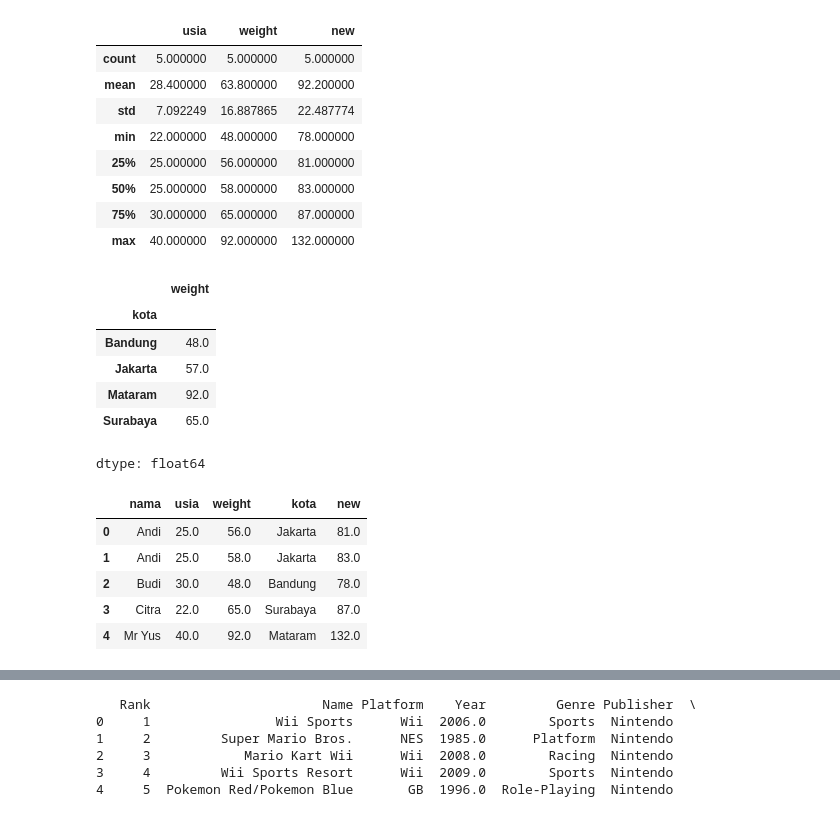
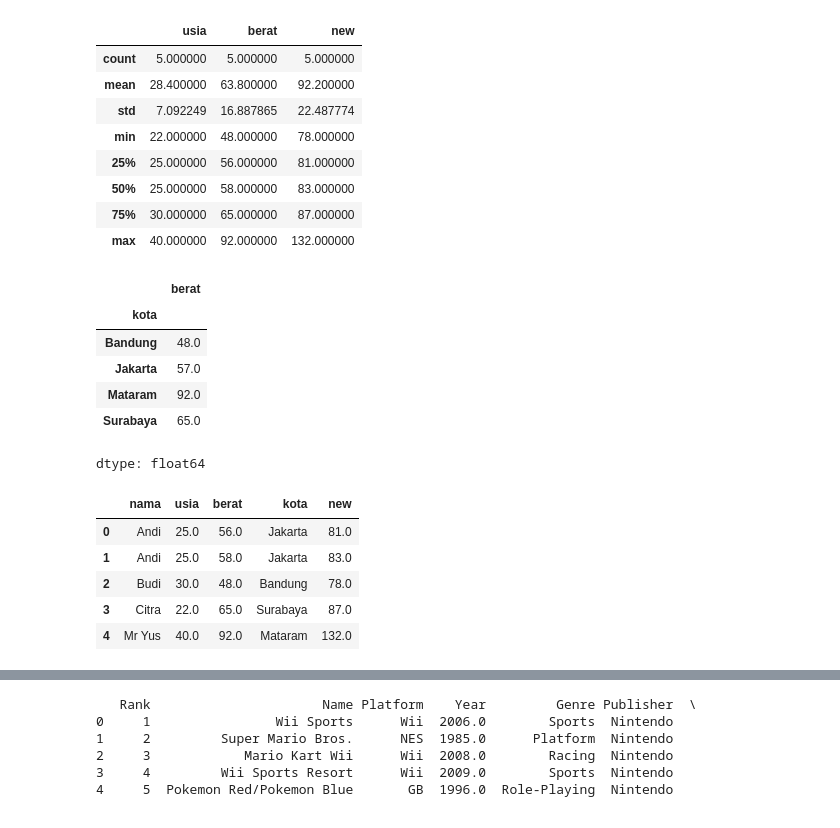
Before and after one commit to arimbawa/Big-Data, a Jupyter notebook: 01_Python_untuk_Big_Data.ipynb, the cells around one changed output, grey strips where cells are left out. Saved outputs shown, nothing was run; the diff lists cells and outputs as text; code cells hidden in the pictures.

```diff
--- a/01_Python_untuk_Big_Data.ipynb
+++ b/01_Python_untuk_Big_Data.ipynb
@@ -44,2 +54,5 @@ databaru
 | 2 | Budi | 30.0 | 48 | Bandung |
 | 4 | Mr Yus | 40.0 | 92 | Mataram |
+# %%
+df['new'] = df["usia"] + df['berat']
+df
@@ -46,11 +66,11 @@ databaru
 # %%
-df['new'] = df['usia'] + df['weight']
+df['new'] = df['usia'] + df['berat']
 # %%
-df['weight'] = df['weight'].astype('float')
+df['berat'] = df['berat'].astype('float')
 # %%
 df.describe()
 # %% [output]
-|  | usia | weight | new |
+|  | usia | berat | new |
 | count | 5.000000 | 5.000000 | 5.000000 |
 | mean | 28.400000 | 63.800000 | 92.200000 |
 | std | 7.092249 | 16.887865 | 22.487774 |
@@ -60,9 +80,9 @@ df.describe()
 | 75% | 30.000000 | 65.000000 | 87.000000 |
 | max | 40.000000 | 92.000000 | 132.000000 |
 # %%
-df.groupby('kota')['weight'].mean()
+df.groupby('kota')['berat'].mean()
 # %% [output]
-|  | weight |
+|  | berat |
 | kota |  |
 | Bandung | 48.0 |
 | Jakarta | 57.0 |
@@ -72,7 +92,7 @@ dtype: float64
 # %%
 df
 # %% [output]
-|  | nama | usia | weight | kota | new |
+|  | nama | usia | berat | kota | new |
 | 0 | Andi | 25.0 | 56.0 | Jakarta | 81.0 |
 | 1 | Andi | 25.0 | 58.0 | Jakarta | 83.0 |
 | 2 | Budi | 30.0 | 48.0 | Bandung | 78.0 |
```
Also changed, not shown: parts of 8 cells of this notebook.
